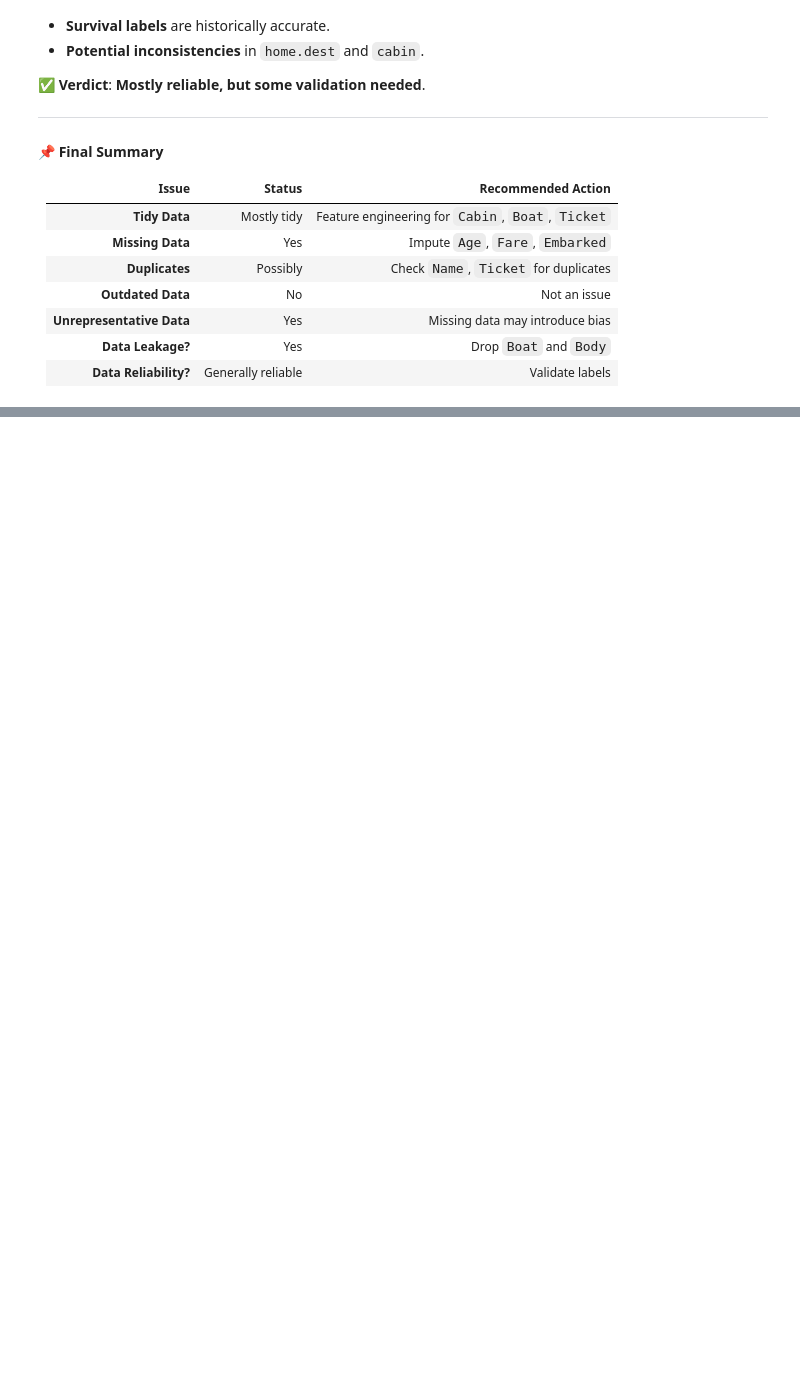
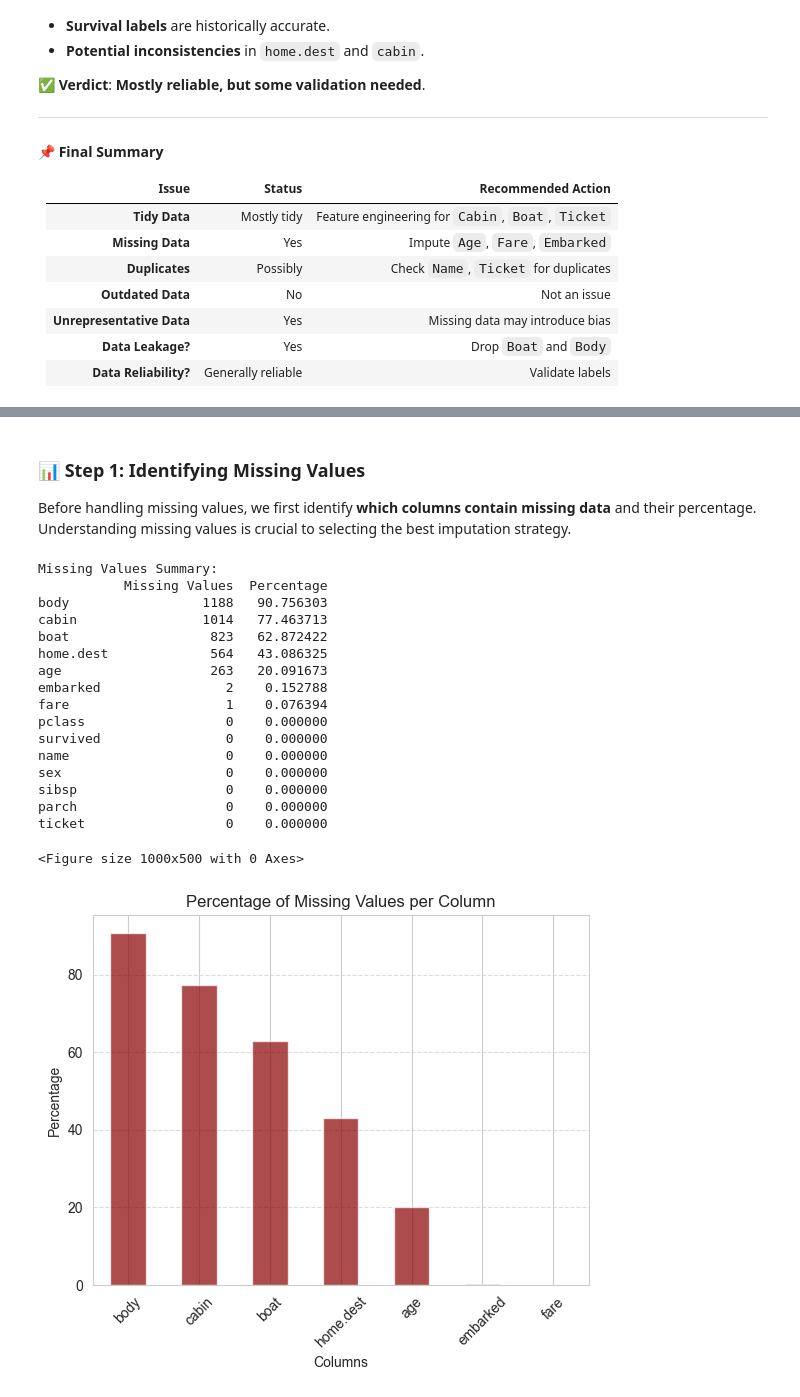
Before and after one commit to JSebastianIEU/ML-fundamentals-2025, a Jupyter notebook: Assignment1/assignment_1_JuanSebastian_Peña[_Peña] .ipynb, the cells around one changed output, grey strips where cells are left out. Cells and saved outputs as stored; diff of their text form; code cells hidden in the pictures; blank space fills up the shorter version.

```diff
--- a/assignment_1_JuanSebastian_Peña[_Peña] .ipynb
+++ b/Assignment1/assignment_1_JuanSebastian_Peña[_Peña] .ipynb
@@ -329,0 +333,49 @@ The **Titanic dataset is well-documented** and sourced from **passenger records*
+# %% [markdown]
+### 📊 Step 1: Identifying Missing Values
+
+Before handling missing values, we first identify **which columns contain missing data** and their percentage. Understanding missing values is crucial to selecting the best imputation strategy.
+# %%
+# Count missing values and percentage
+missing_values = data.isnull().sum()
+missing_percentage = (missing_values / len(data)) * 100
+
+# Create a DataFrame for better visualization
+missing_df = pd.DataFrame({
+    "Missing Values": missing_values,
+    "Percentage": missing_percentage
+}).sort_values(by="Percentage", ascending=False)
+
+# Display missing values summary
+print("Missing Values Summary:")
+print(missing_df)
+
+# Plot missing values
+plt.figure(figsize=(10, 5))
+missing_df[missing_df["Missing Values"] > 0].sort_values(by="Percentage", ascending=False).plot(
+    kind="bar", y="Percentage", legend=False, color="darkred", alpha=0.7
+)
+plt.title("Percentage of Missing Values per Column")
+plt.ylabel("Percentage")
+plt.xlabel("Columns")
+plt.xticks(rotation=45)
+plt.grid(axis="y", linestyle="--", alpha=0.7)
+plt.show()
+# %% [output]
+Missing Values Summary:
+           Missing Values  Percentage
+body                 1188   90.756303
+cabin                1014   77.463713
+boat                  823   62.872422
+home.dest             564   43.086325
+age                   263   20.091673
+embarked                2    0.152788
+fare                    1    0.076394
+pclass                  0    0.000000
+survived                0    0.000000
+name                    0    0.000000
+sex                     0    0.000000
+sibsp                   0    0.000000
+parch                   0    0.000000
+ticket                  0    0.000000
+<Figure size 1000x500 with 0 Axes>
+[figure, added]
```
Also changed, not shown: parts of 24 cells of this notebook, 2 other files.
